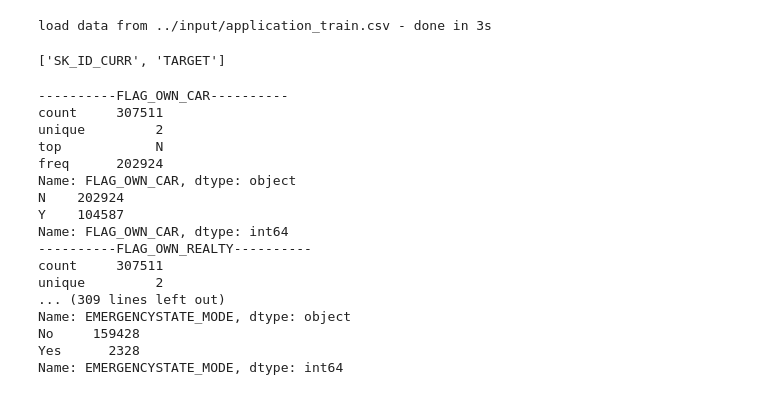
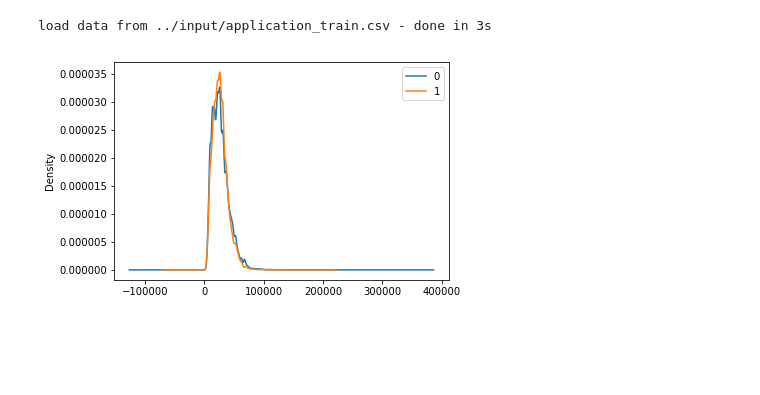
Before and after one commit to MagleHJ/Kaggle_Home_Credit_Default_Risk, a Jupyter notebook: src/explorer.ipynb, the cells around one changed output. Drawn from its saved outputs; the diff is of its cells as text; code cells hidden in the pictures; blank space fills up the shorter version.

```diff
--- a/src/explorer.ipynb
+++ b/src/explorer.ipynb
@@ -79,29 +79,7 @@ remain_features = [_ for _ in app_train.columns if _ not in (category_features +
-# %%
-remain_features
-# %% [output]
-['SK_ID_CURR', 'TARGET']
-# %%
-separator = '%s'.join((('-' * 10) for _ in range(2)))
-for fea in binary_features:
-    dft = app_train[fea].astype('object')
-    print(separator % fea)
-    print(dft.describe())
-    print(dft.value_counts())
-# %% [output]
-----------FLAG_OWN_CAR----------
-count     307511
-unique         2
-top            N
-freq      202924
-Name: FLAG_OWN_CAR, dtype: object
-N    202924
-Y    104587
-Name: FLAG_OWN_CAR, dtype: int64
-----------FLAG_OWN_REALTY----------
-count     307511
-unique         2
-... (309 lines left out)
-Name: EMERGENCYSTATE_MODE, dtype: object
-No     159428
-Yes      2328
-Name: EMERGENCYSTATE_MODE, dtype: int64
+# %%
+def kde(dataset, feature, label='TARGET'):
+    for target, rcd in dataset.groupby(label):
+        rcd[feature].plot(kind='kde', legend=True, label=target)
+        del rcd
+    plt.show()
+    gc.collect()
@@ -107,0 +98,4 @@ Name: EMERGENCYSTATE_MODE, dtype: int64
+# %%
+kde(app_train, 'AMT_ANNUITY')
+# %% [output]
+[figure, added]
```
Also changed, not shown: parts of 13 cells of this notebook, 2 other files.
